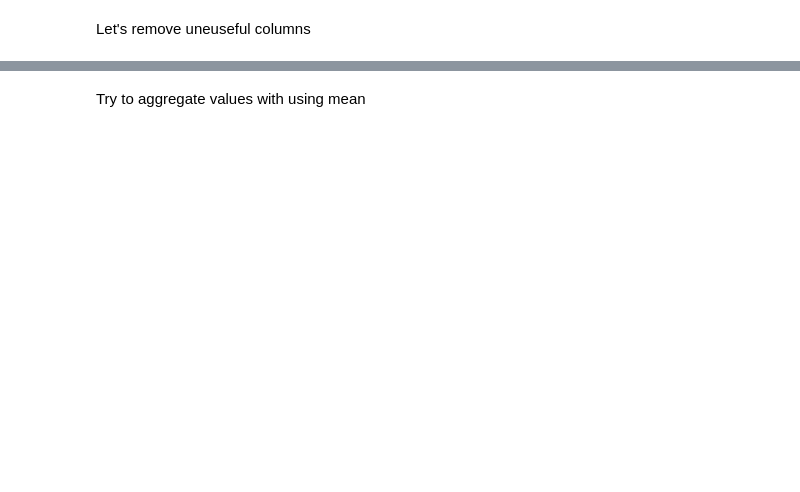
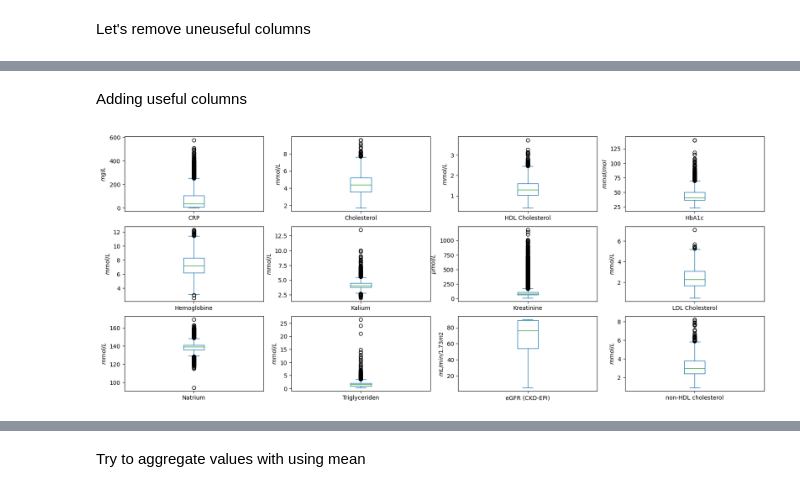
Before and after one commit to UPOD-datascience/ODIN, a Jupyter notebook: sandboxes/02_lab_meas/lab_meas.ipynb, the cells around one changed output, grey strips where cells are left out. Drawn from its saved outputs; the diff is of its cells as text; code cells hidden in the pictures; blank space fills up the shorter version.

```diff
--- a/sandboxes/02_lab_meas/lab_meas.ipynb
+++ b/sandboxes/02_lab_meas/lab_meas.ipynb
@@ -16,7 +15,3 @@ df_lab = pd.read_sas('lab_20240805.sas7bdat')
-# %%
-str_columns = df_lab.select_dtypes(object).columns
-for c in str_columns:
-    df_lab[c] = df_lab[c].str.decode(encoding='latin1')
 # %%
 df_lab.studyId_0831 = df_lab.studyId_0831.astype(int) # Converto to int to have more clear view
 # %%
@@ -24,2 +32,4 @@ df_lab.columns # How many of those are relevant to us?
+# %%
+units = df_lab.groupby('code_display_original').last().valueQuantity_code_original.to_list()
 # %% [markdown]
 Let's remove uneuseful columns
@@ -28,9 +53,9 @@ df_lab = df_lab.drop(['identifier_value', 'basedOn_ProcedureRequest_value',
                       'LabID', 'category3_display_original', 'category4_code_original',
                       'code_code_original','code2_code_original',
                       'code2_display_original', 'code3_display_original',
-                      'interpretation_display', 'referenceRange_text',
+                      'interpretation_display',
                       'code3_system_original', 'code4_display_original', 'comment',
-                      'status_display_original', 'valueQuantity_code_original',
+                      'status_display_original',
                       'valueQuantity_comparator', 'valueQuantity_unit',
                       'valueQuantity_unit_original', 'valueString',
                       'Practitioner_Rol', 'gender', 'organization_Organization_value',
@@ -62,0 +77,5 @@ missingno.matrix(df_lab_pivoted)
+# %% [markdown]
+Adding useful columns
+# %%
+df_lab_pivoted.insert(0, 'studyId_0831', df_lab.studyId_0831.values,allow_duplicates=True)
+df_lab_pivoted['effectiveDateTime'] =  df_lab.effectiveDateTime
@@ -62,0 +84,14 @@ missingno.matrix(df_lab_pivoted)
+# %%
+ax = df_lab_pivoted[['CRP', 'Cholesterol', 'HDL Cholesterol', 'HbA1c',
+       'Hemoglobine', 'Kalium', 'Kreatinine', 'LDL Cholesterol', 'Natrium',
+       'Triglyceriden', 'eGFR (CKD-EPI)', 'non-HDL cholesterol',]]\
+              .plot(kind='box',
+                    subplots=True,
+                    layout=[3,4],
+                    figsize=[20,10],
+                    )
+
+for a,l in zip(ax,units):
+    a.set_ylabel(r'${}$'.format(l))
+# %% [output]
+[figure, added]
```
Also changed, not shown: parts of 27 cells of this notebook, 1 other file.
